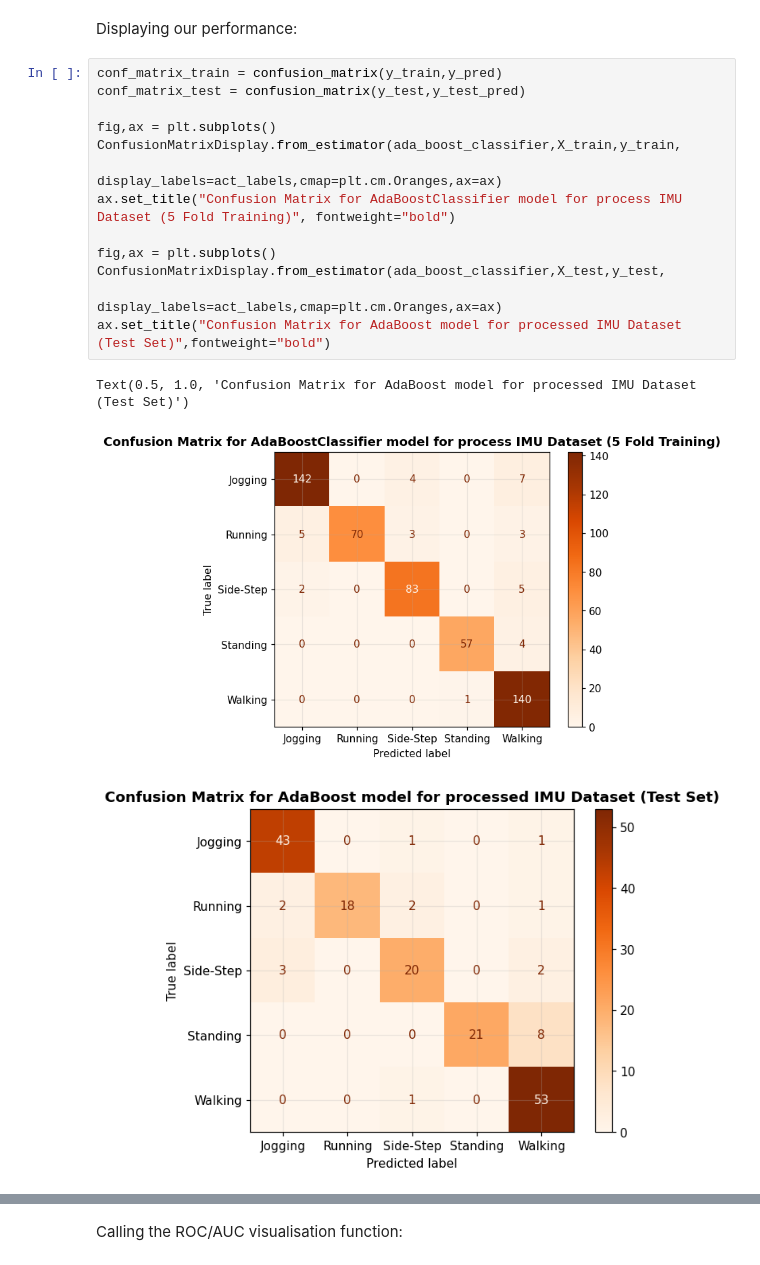
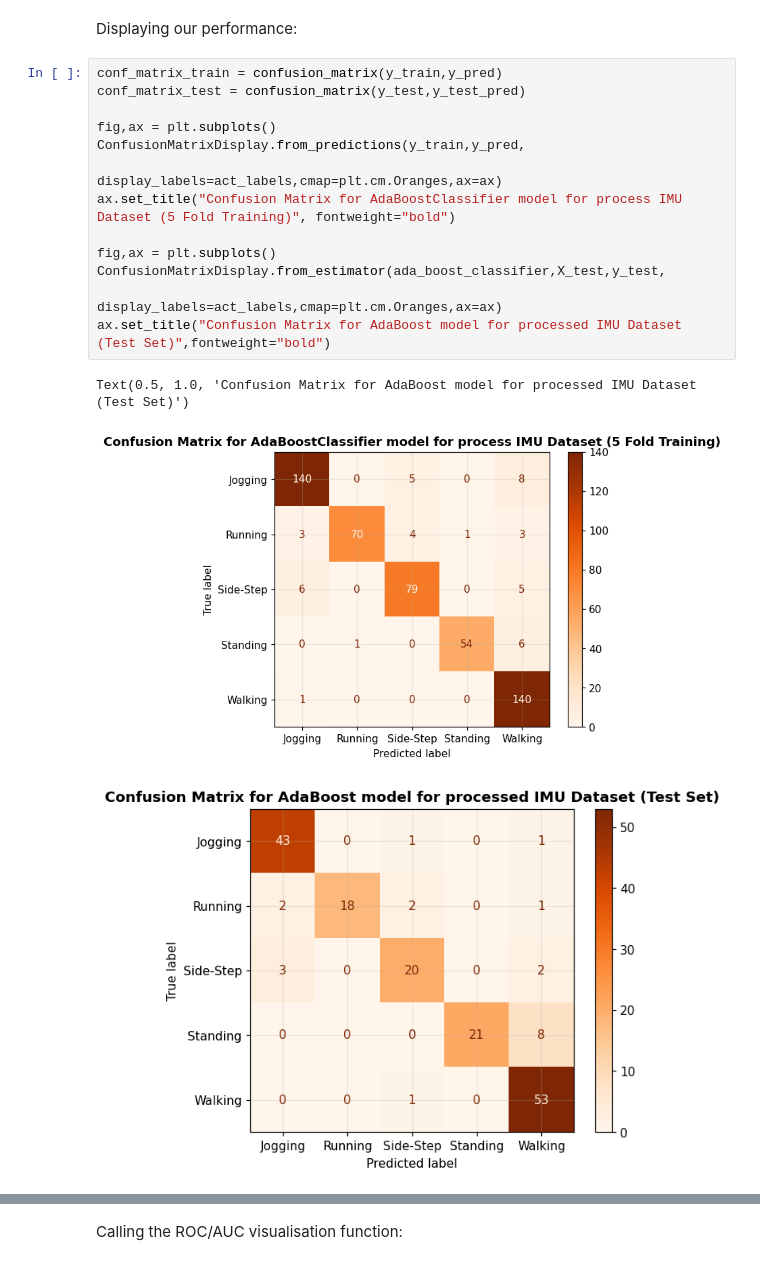
Before and after one commit to AKuinkel/cosc102-at3, a Jupyter notebook: COSC102_A3_Portfolio_for_ash.ipynb, the cells around one changed output, grey strips where cells are left out. Saved outputs shown, nothing was run; the diff lists cells and outputs as text.

```diff
--- a/COSC102_A3_Portfolio_for_ash.ipynb
+++ b/COSC102_A3_Portfolio_for_ash.ipynb
@@ -2857,19 +2856,19 @@ Displaying our performance:
 # %%
 conf_matrix_train = confusion_matrix(y_train,y_pred)
 conf_matrix_test = confusion_matrix(y_test,y_test_pred)
 
 fig,ax = plt.subplots()
-ConfusionMatrixDisplay.from_estimator(ada_boost_classifier,X_train,y_train,
+ConfusionMatrixDisplay.from_predictions(y_train,y_pred,
                                       display_labels=act_labels,cmap=plt.cm.Oranges,ax=ax)
 ax.set_title("Confusion Matrix for AdaBoostClassifier model for process IMU Dataset (5 Fold Training)", fontweight="bold")
 
 fig,ax = plt.subplots()
 ConfusionMatrixDisplay.from_estimator(ada_boost_classifier,X_test,y_test,
                                       display_labels=act_labels,cmap=plt.cm.Oranges,ax=ax)
 ax.set_title("Confusion Matrix for AdaBoost model for processed IMU Dataset (Test Set)",fontweight="bold")
 # %% [output]
 Text(0.5, 1.0, 'Confusion Matrix for AdaBoost model for processed IMU Dataset (Test Set)')
-[figure, old version]
+[figure, new version]
 [figure]
 # %%
 tabluate_precision_recall_f1_metrics(y_train,y_pred,y_test,y_test_pred)
```
Also changed, not shown: parts of 10 cells of this notebook.
